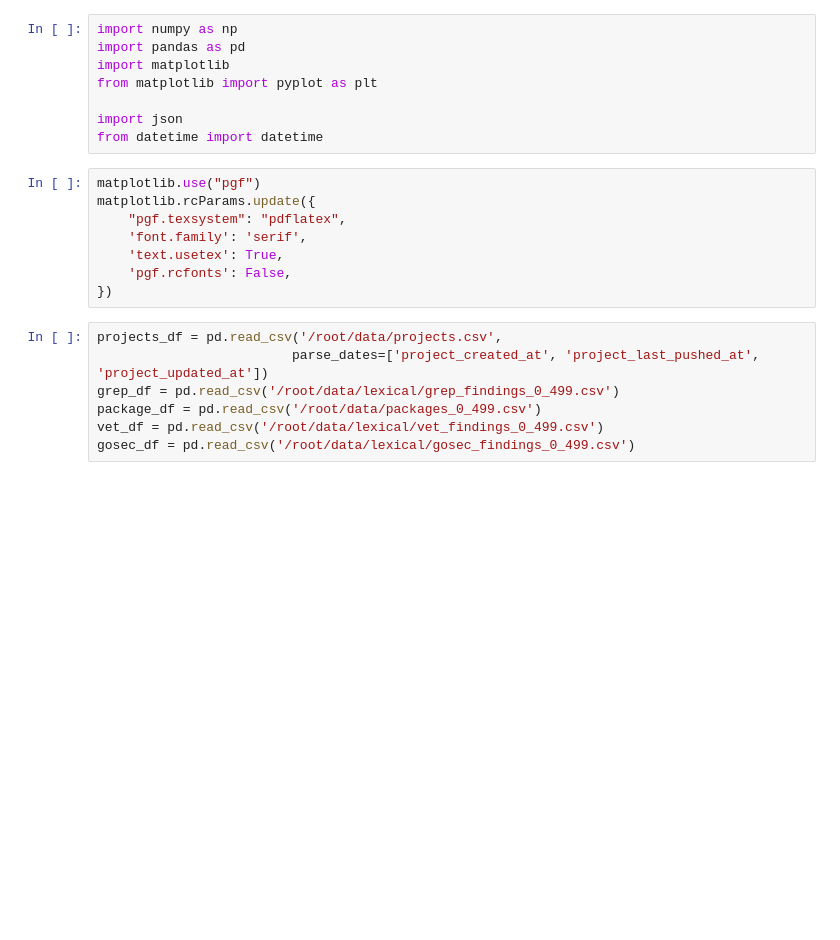
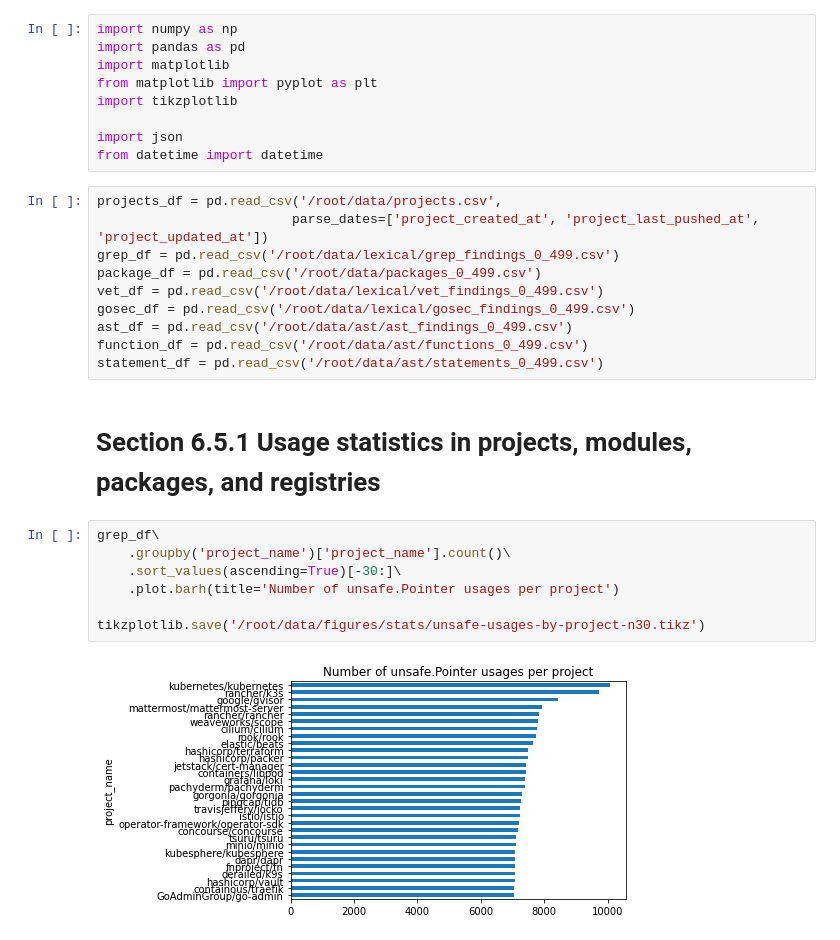
Before and after one commit to jlauinger/master-of-science, a Jupyter notebook: code/data-survey/analysis/figure-formatting.ipynb, the cells around one changed output. Cells and saved outputs as stored; diff of their text form; blank space fills up the shorter version.

Commit message:
analysis: prepare figures for Tikz

```diff
--- a/code/data-survey/analysis/figure-formatting.ipynb
+++ b/code/data-survey/analysis/figure-formatting.ipynb
@@ -3,17 +3,10 @@ import numpy as np
 import pandas as pd
 import matplotlib
 from matplotlib import pyplot as plt
+import tikzplotlib
 
 import json
 from datetime import datetime
-# %%
-matplotlib.use("pgf")
-matplotlib.rcParams.update({
-    "pgf.texsystem": "pdflatex",
-    'font.family': 'serif',
-    'text.usetex': True,
-    'pgf.rcfonts': False,
-})
 # %%
 projects_df = pd.read_csv('/root/data/projects.csv',
                          parse_dates=['project_created_at', 'project_last_pushed_at', 'project_updated_at'])
@@ -21,3 +14,17 @@ grep_df = pd.read_csv('/root/data/lexical/grep_findings_0_499.csv')
 package_df = pd.read_csv('/root/data/packages_0_499.csv')
 vet_df = pd.read_csv('/root/data/lexical/vet_findings_0_499.csv')
 gosec_df = pd.read_csv('/root/data/lexical/gosec_findings_0_499.csv')
+ast_df = pd.read_csv('/root/data/ast/ast_findings_0_499.csv')
+function_df = pd.read_csv('/root/data/ast/functions_0_499.csv')
+statement_df = pd.read_csv('/root/data/ast/statements_0_499.csv')
+# %% [markdown]
+# Section 6.5.1 Usage statistics in projects, modules, packages, and registries
+# %%
+grep_df\
+    .groupby('project_name')['project_name'].count()\
+    .sort_values(ascending=True)[-30:]\
+    .plot.barh(title='Number of unsafe.Pointer usages per project')
+
+tikzplotlib.save('/root/data/figures/stats/unsafe-usages-by-project-n30.tikz')
+# %% [output]
+[figure, added]
```
Also changed, not shown: parts of 28 cells of this notebook, 3 other files.
